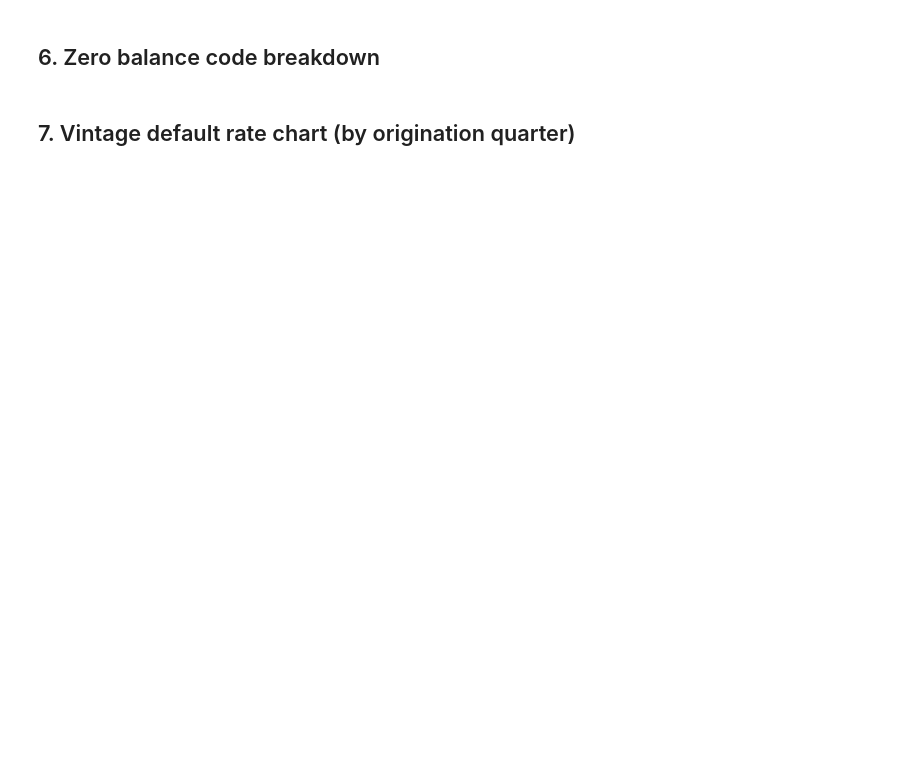
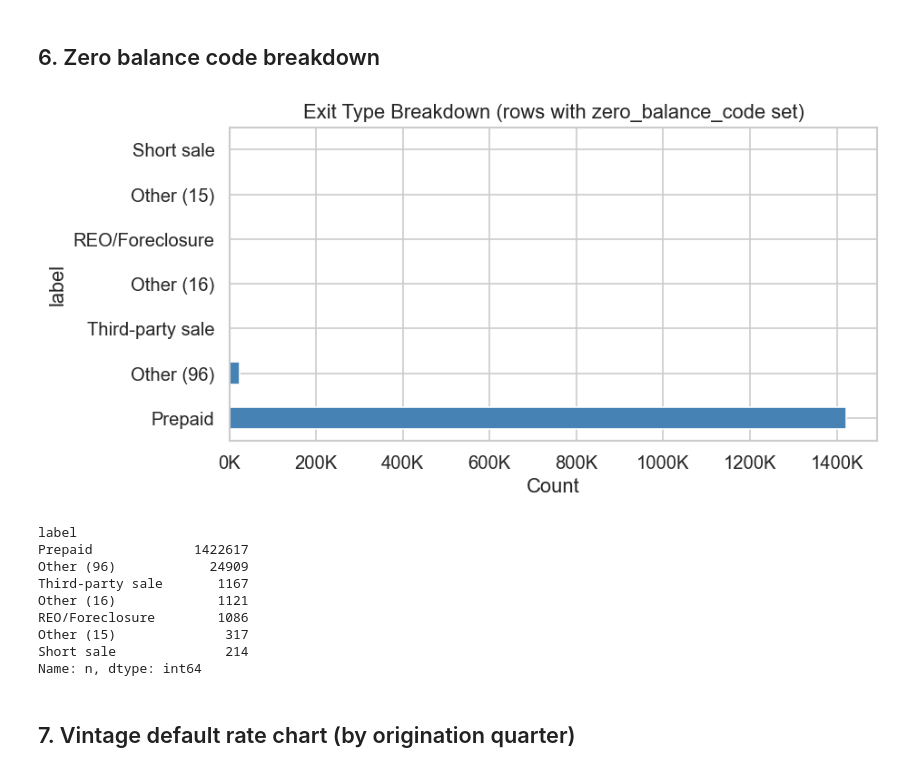
Before and after one commit to IceCurrent/mbs_risk_management, a Jupyter notebook: notebooks/02_eda.ipynb, the cells around one changed output. Cells and saved outputs as stored; diff of their text form; code cells hidden in the pictures; blank space fills up the shorter version.

```diff
--- a/notebooks/02_eda.ipynb
+++ b/notebooks/02_eda.ipynb
@@ -194,28 +221,37 @@ print(f'{pct_young:.1%} of loans have fewer than 24 months of history (heavily c
 # %%
 zbc_map = {
     '01': 'Prepaid',
     '02': 'Third-party sale',
     '03': 'Short sale',
     '06': 'Repurchase',
     '09': 'REO/Foreclosure',
 }
-zbc = (
-    panel[panel['zero_balance_code'].notna()]
-    ['zero_balance_code']
-    .map(lambda x: zbc_map.get(str(x).strip(), f'Other ({x})'))
-    .value_counts()
-)
+# Precomputed exit-code counts (rows with zero_balance_code set)
+_zb = pd.read_parquet(PROCESSED / 'eda_zbc_counts.parquet')
+_zb['label'] = _zb['zero_balance_code'].map(lambda x: zbc_map.get(str(x).strip(), f'Other ({x})'))
+zbc = _zb.groupby('label')['n'].sum().sort_values(ascending=False)
 
 fig, ax = plt.subplots(figsize=(8, 4))
 zbc.plot(kind='barh', ax=ax, color='steelblue')
 ax.set_title('Exit Type Breakdown (rows with zero_balance_code set)')
 ax.set_xlabel('Count')
 ax.xaxis.set_major_formatter(mtick.FuncFormatter(lambda x, _: f'{x/1e3:.0f}K'))
 plt.tight_layout()
 plt.savefig(FIGURES / 'eda_zero_balance_breakdown.png', bbox_inches='tight')
 plt.show()
 
 print(zbc)
+# %% [output]
+[figure, added]
+label
+Prepaid             1422617
+Other (96)            24909
+Third-party sale       1167
+Other (16)             1121
+REO/Foreclosure        1086
+Other (15)              317
+Short sale              214
+Name: n, dtype: int64
 # %% [markdown]
 ## 7. Vintage default rate chart (by origination quarter)
 # %%
```
Also changed, not shown: parts of 12 cells of this notebook, 12 other files.
